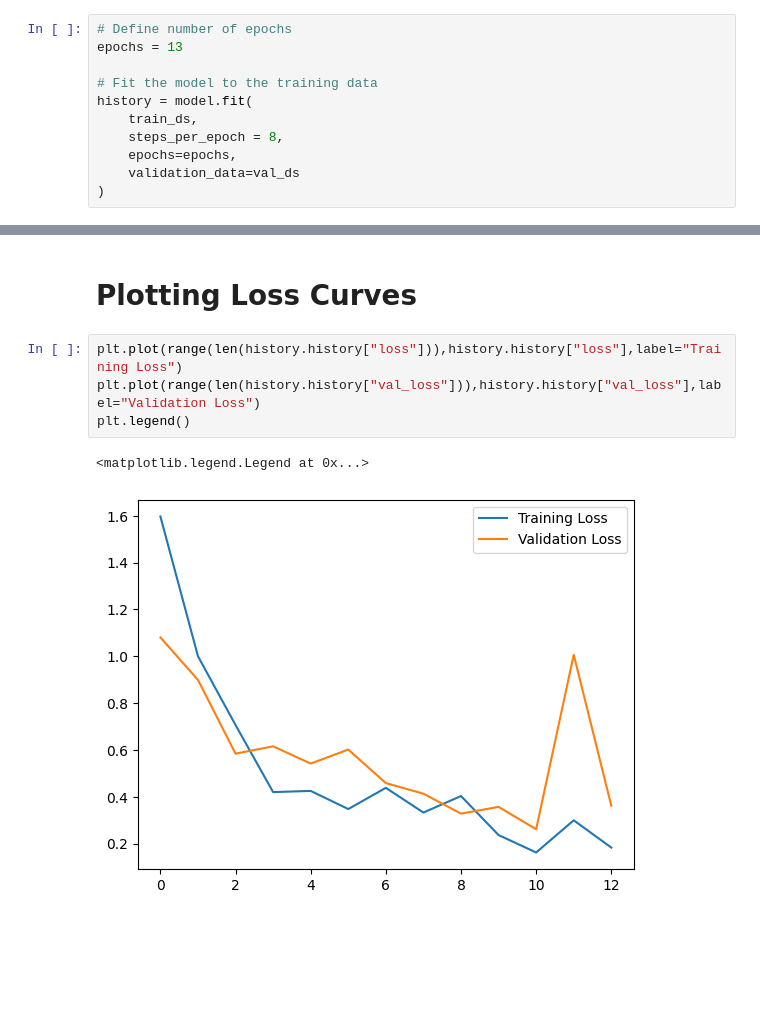
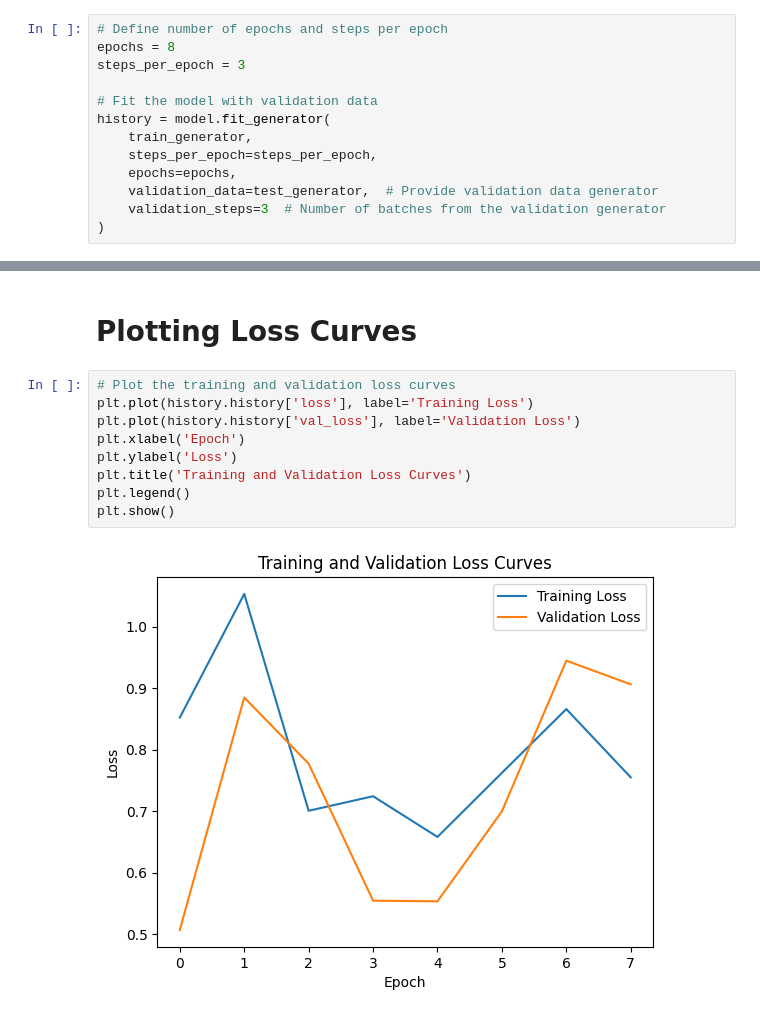
Before and after one commit to efazHossain/DATA-4380, a Jupyter notebook: Projects/ComputerVision/TrainBaseModelAugmentation.ipynb, the cells around one changed output, grey strips where cells are left out. Drawn from its saved outputs; the diff is of its cells as text; blank space fills up the shorter version.

Commit message:
Fixed Augmentation Model/Compared to Base Model/Created ROC Curves for each model (Base,Augmentated,MobileNet,VGG16, VGG19)

```diff
--- a/Projects/ComputerVision/TrainBaseModelAugmentation.ipynb
+++ b/Projects/ComputerVision/TrainBaseModelAugmentation.ipynb
@@ -200,14 +147,16 @@ _________________________________________________________________
 # %% [markdown]
 ## Fitting Augmented Model
 # %%
-# Define number of epochs
-epochs = 13
+# Define number of epochs and steps per epoch
+epochs = 8
+steps_per_epoch = 3
 
-# Fit the model to the training data
-history = model.fit(
-    train_ds,
-    steps_per_epoch = 8,
+# Fit the model with validation data
+history = model.fit_generator(
+    train_generator,
+    steps_per_epoch=steps_per_epoch,
     epochs=epochs,
-    validation_data=val_ds
+    validation_data=test_generator,  # Provide validation data generator
+    validation_steps=3  # Number of batches from the validation generator
 )
 # %% [output]
@@ -236,10 +183,14 @@ Epoch 13/13
 # %% [markdown]
 # Plotting Loss Curves
 # %%
-plt.plot(range(len(history.history["loss"])),history.history["loss"],label="Training Loss")
-plt.plot(range(len(history.history["val_loss"])),history.history["val_loss"],label="Validation Loss")
+# Plot the training and validation loss curves
+plt.plot(history.history['loss'], label='Training Loss')
+plt.plot(history.history['val_loss'], label='Validation Loss')
+plt.xlabel('Epoch')
+plt.ylabel('Loss')
+plt.title('Training and Validation Loss Curves')
 plt.legend()
+plt.show()
 # %% [output]
-<matplotlib.legend.Legend at 0x...>
-[figure, old version]
+[figure, new version]
 # %%
```
Also changed, not shown: parts of 11 cells of this notebook, 2 other files.
